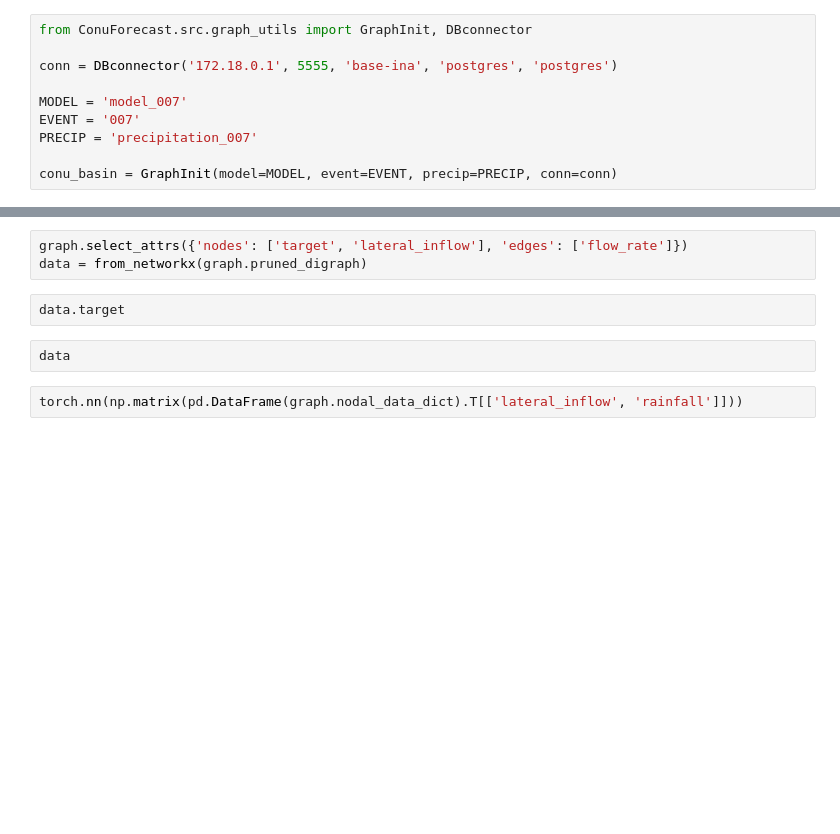
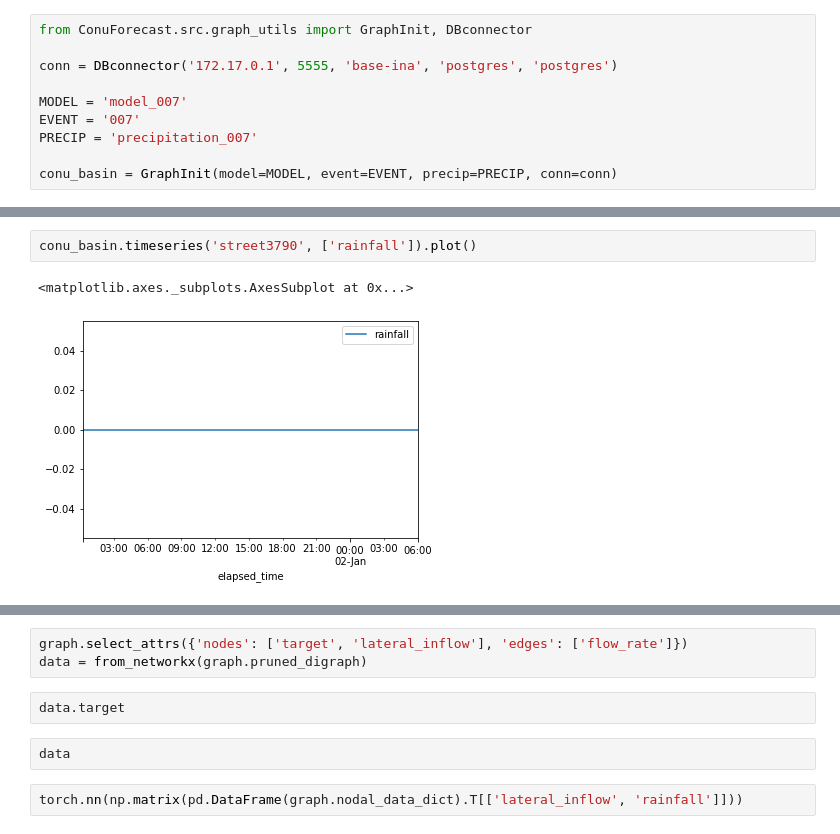
Before and after one commit to martineserios/ConuFOrecast, a Jupyter notebook: notebooks/graph_playground.ipynb, the cells around one changed output, grey strips where cells are left out. Saved outputs shown, nothing was run; the diff lists cells and outputs as text; blank space fills up the shorter version.

```diff
--- a/notebooks/graph_playground.ipynb
+++ b/notebooks/graph_playground.ipynb
@@ -6,7 +12,7 @@ sys.path.append(os.path.join(os.getcwd(), '..'))
 # %%
 from ConuForecast.src.graph_utils import GraphInit, DBconnector
 
-conn = DBconnector('172.18.0.1', 5555, 'base-ina', 'postgres', 'postgres')
+conn = DBconnector('172.17.0.1', 5555, 'base-ina', 'postgres', 'postgres')
 
 MODEL = 'model_007'
 EVENT = '007'
@@ -20,0 +30,5 @@ conu_basin.subgraphs_timeseries('NODO356', 'area_aporte_ha', ).plot()
+# %%
+conu_basin.timeseries('street3790', ['rainfall']).plot()
+# %% [output]
+<matplotlib.axes._subplots.AxesSubplot at 0x...>
+[figure, added]
```
Also changed, not shown: parts of 6 cells of this notebook, 2 other files.
